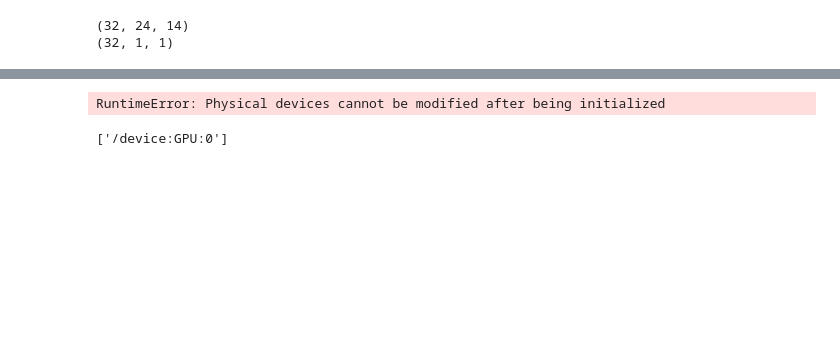
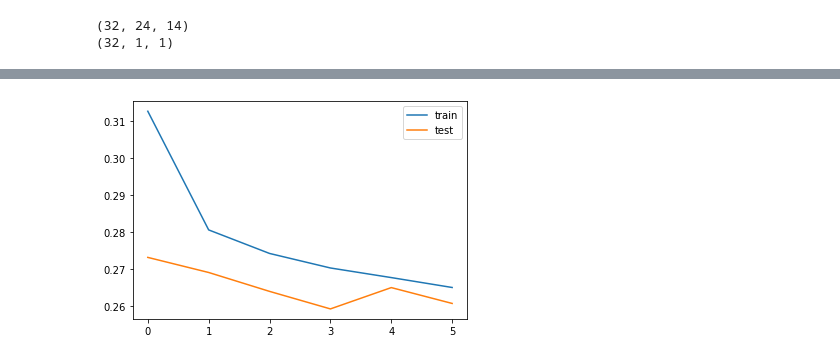
Before and after one commit to tward90/LSTM_Weather_Forecast, a Jupyter notebook: WeatherModelTrain.ipynb, the cells around one changed output, grey strips where cells are left out. Cells and saved outputs as stored; diff of their text form; code cells hidden in the pictures; blank space fills up the shorter version.

Commit message:
The lstm model finally outputs!

```diff
--- a/WeatherModelTrain.ipynb
+++ b/WeatherModelTrain.ipynb
@@ -214,9 +219,7 @@ UnknownError:    Fail to find the dnn implementation.
-# %%
-physical_devices = tf.config.experimental.list_physical_devices("GPU")
-tf.config.experimental.set_memory_growth(physical_devices[0], enable=True)
-# %% [output]
-RuntimeError: Physical devices cannot be modified after being initialized
-# %%
-get_available_gpus()
-# %% [output]
-['/device:GPU:0']
+# %%
+plt.plot(lstm_history.history["loss"], label="train")
+plt.plot(lstm_history.history["val_loss"], label="test")
+plt.legend()
+plt.show()
+# %% [output]
+[figure, added]
```
Also changed, not shown: parts of 5 cells of this notebook.
